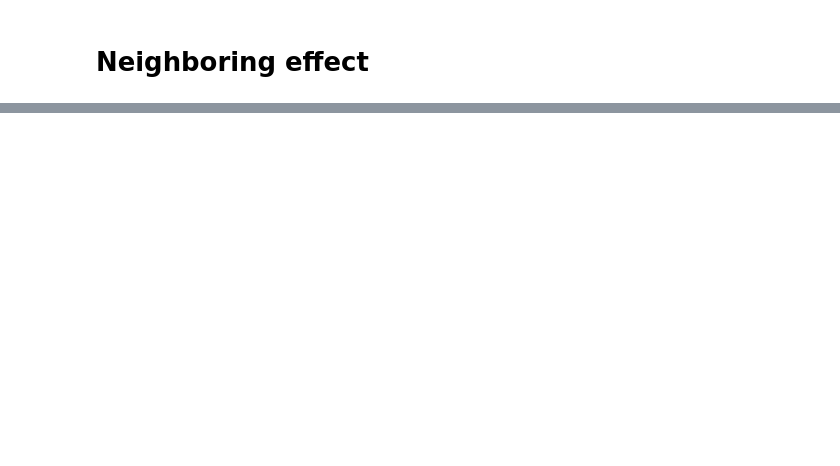
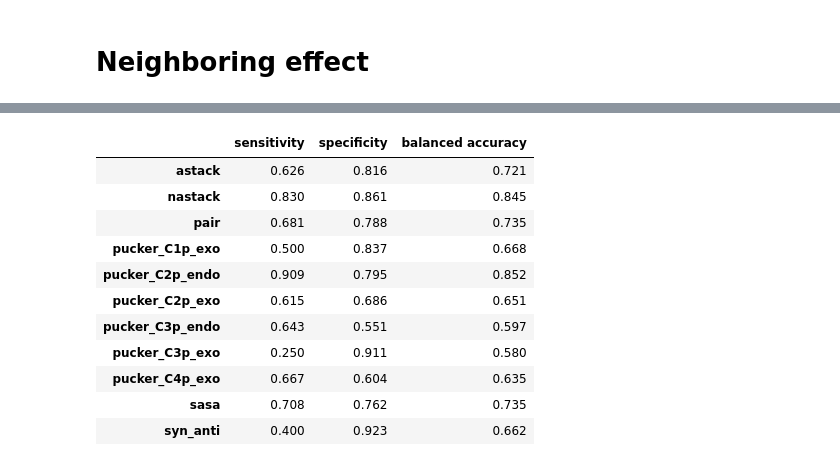
Before and after one commit to atfrank/CS-Annotate, a Jupyter notebook: CS_Annotate_Figures.ipynb, the cells around one changed output, grey strips where cells are left out. Saved outputs shown, nothing was run; the diff lists cells and outputs as text; code cells hidden in the pictures; blank space fills up the shorter version.

```diff
--- a/CS_Annotate_Figures.ipynb
+++ b/CS_Annotate_Figures.ipynb
@@ -351,0 +443,5 @@ df
+# %%
+predictions = pd.read_csv(DIR_PATH+"deepchem_testset_predictions_update_2N1Q.txt",delim_whitespace=True,header=0)
+print(predictions.columns)
+actual = predictions[['astack', 'nastack', 'pair', 'pucker_C1p_exo', 'pucker_C2p_endo', 'pucker_C2p_exo', 'pucker_C3p_endo', 'pucker_C3p_exo', 'pucker_C4p_exo','sasa.1','syn_anti']]
+pred = predictions[['pastack', 'pnastack', 'ppair', 'ppucker_C1p_exo', 'ppucker_C2p_endo', 'ppucker_C2p_exo', 'ppucker_C3p_endo', 'ppucker_C3p_exo', 'ppucker_C4p_exo','psasa','psyn_anti']]
@@ -351,0 +456,29 @@ df
+# %%
+targets = ['astack','nastack','pair','pucker_C1p_exo','pucker_C2p_endo','pucker_C2p_exo', 'pucker_C3p_endo', 'pucker_C3p_exo','pucker_C4p_exo','sasa','syn_anti']
+pred.columns = targets
+actual.columns = targets
+# %%
+recall1=[]
+recall0=[]
+balanced_accuracys=[]
+
+for i,target in enumerate(targets):
+  recall1.append(recall_score(actual[target], pred[target]>=0.5))
+  recall0.append(recall_score(actual[target], pred[target]>=0.5,pos_label=0))
+  balanced_accuracys.append(balanced_accuracy_score(actual[target], pred[target]>=0.5))
+test_stats = pd.DataFrame({'sensitivity': recall1, 'specificity':recall0, 'balanced accuracy':balanced_accuracys})
+test_stats.index = targets
+test_stats.round(3)
+# %% [output]
+|  | sensitivity | specificity | balanced accuracy |
+| astack | 0.626 | 0.816 | 0.721 |
+| nastack | 0.830 | 0.861 | 0.845 |
+| pair | 0.681 | 0.788 | 0.735 |
+| pucker_C1p_exo | 0.500 | 0.837 | 0.668 |
+| pucker_C2p_endo | 0.909 | 0.795 | 0.852 |
+| pucker_C2p_exo | 0.615 | 0.686 | 0.651 |
+| pucker_C3p_endo | 0.643 | 0.551 | 0.597 |
+| pucker_C3p_exo | 0.250 | 0.911 | 0.580 |
+| pucker_C4p_exo | 0.667 | 0.604 | 0.635 |
+| sasa | 0.708 | 0.762 | 0.735 |
+| syn_anti | 0.400 | 0.923 | 0.662 |
```
Also changed, not shown: parts of 18 cells of this notebook.
